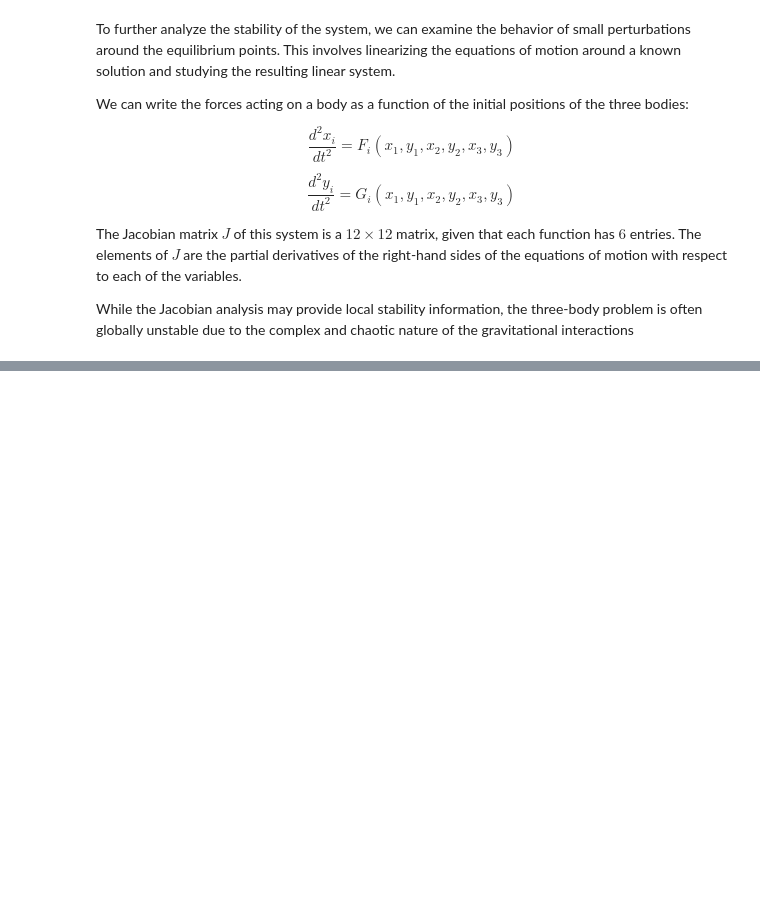
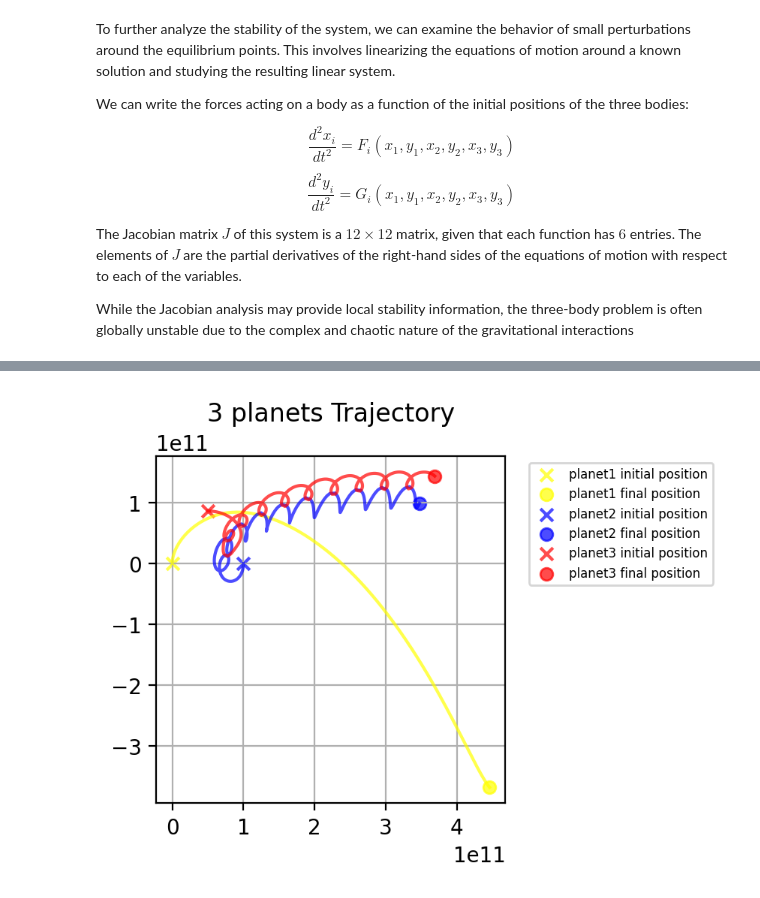
Before and after one commit to alessandropranzo/2d_3_body_problem, a Jupyter notebook: notebook.ipynb, the cells around one changed output, grey strips where cells are left out. Cells and saved outputs as stored; diff of their text form; code cells hidden in the pictures; blank space fills up the shorter version.

```diff
--- a/notebook.ipynb
+++ b/notebook.ipynb
@@ -82,0 +98,20 @@ While the Jacobian analysis may provide local stability information, the three-b
+# %%
+class Body():
+    def __init__(self, x:float, y:float, m:float, vx: float = 0.0, vy: float = 0.0, name: str = "Object") -> None:
+
+        self.x0 = x
+        self.y0 = y
+        self.vx0 = vx
+        self.vy0 = vy
+
+        # self.init_position: np.ndarray = np.array([x,y])
+        # self.init_velocity: np.ndarray = np.array([vx, vy])
+        self.mass:float = m
+        self.trajectory: list[np.ndarray] = None
+        # self.time = None
+
+        self.name = name
+
+    def update_pos(self, new_pos_matrix: np.ndarray): # , timesteps: np.ndarray):
+        # self.time = timesteps
+        self.trajectory = new_pos_matrix
@@ -82,0 +259,17 @@ While the Jacobian analysis may provide local stability information, the three-b
+# %%
+planet1_mass = 1e24 # kg
+planet2_mass = 1.2e24 # kg
+planet3_mass = 1.5e24 # kg
+
+distance = 1e11
+G = 6.67e-11
+
+v = np.sqrt(G * planet1_mass / distance)
+
+planet1 = Body(0, 0, planet1_mass, vx = 0, vy = v, name = "planet1" )
+planet2 = Body(distance, 0, planet2_mass, vx = 0, vy = -v, name = "planet2")
+planet3 = Body(distance/2, distance * (3**0.5)/2, planet3_mass, vx = v, vy = 0, name = "planet3")
+# %%
+three_planets = Simulation([planet1, planet2, planet3], t_max = 1000 * 3.154e7, t_step= 600, colors = ["yellow", "blue", "red"], name = "3 planets")
+# %%
+three_planets.run()
@@ -82,0 +292,4 @@ While the Jacobian analysis may provide local stability information, the three-b
+# %%
+three_planets.plot_trajectories()
+# %% [output]
+[figure, added]
```
Also changed, not shown: parts of 42 cells of this notebook.
